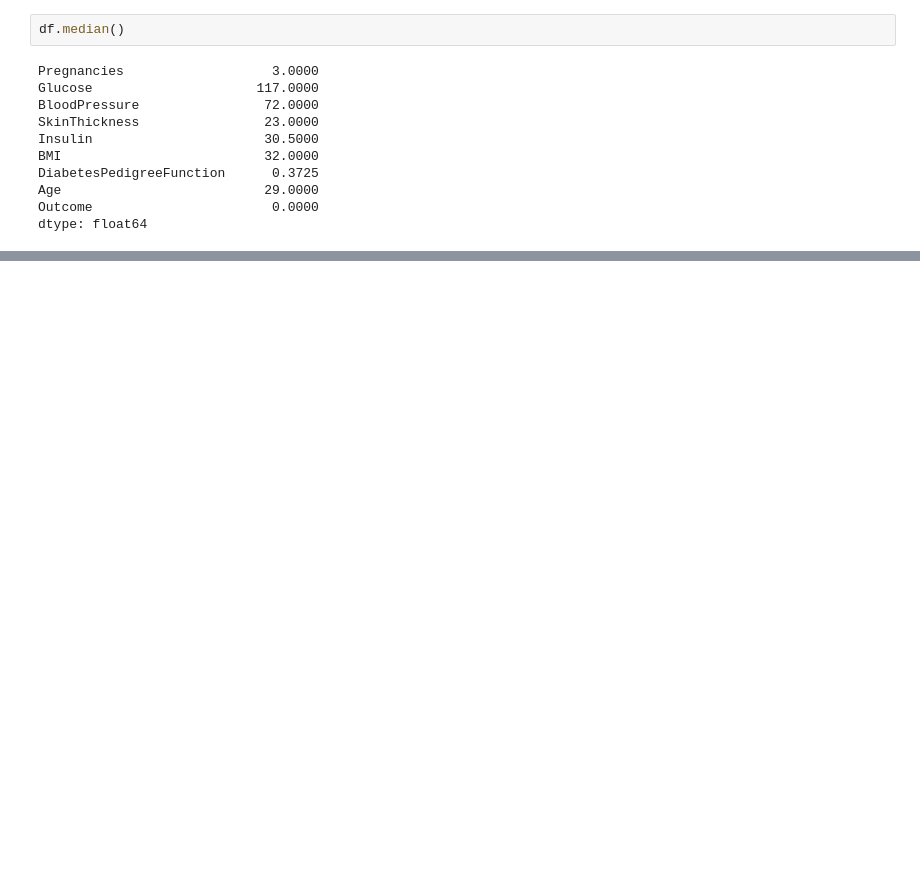
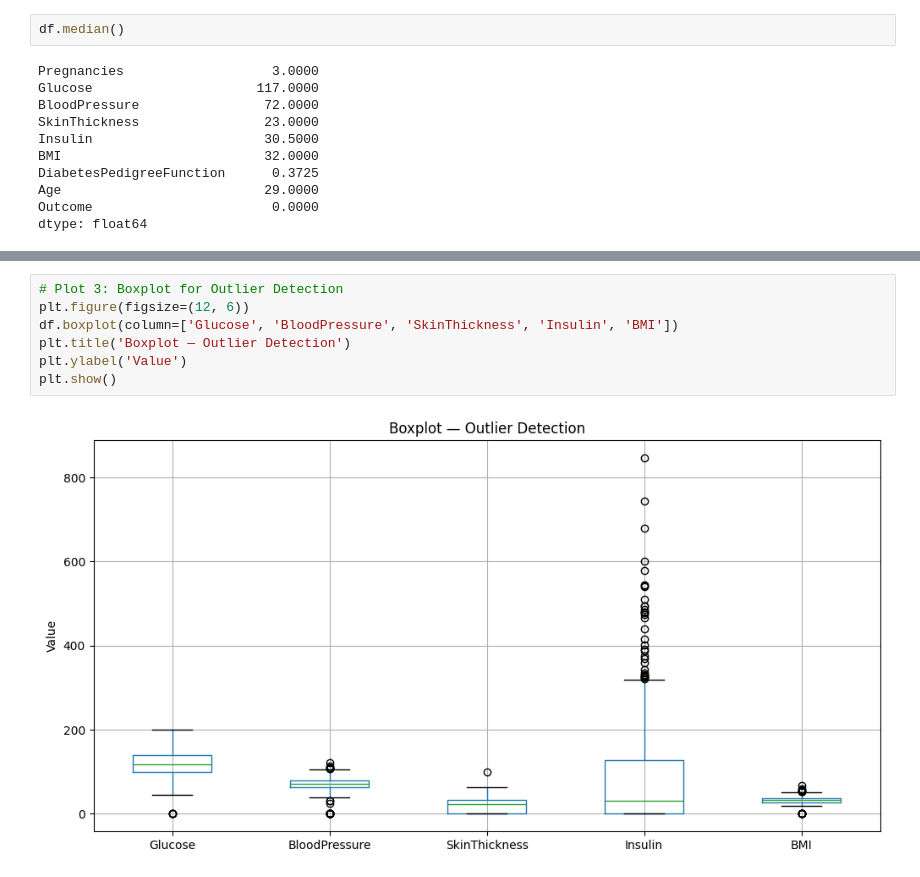
Before and after one commit to retrixe/collegework, a Jupyter notebook: sem6/mll/Assignment1.ipynb, the cells around one changed output, grey strips where cells are left out. Cells and saved outputs as stored; diff of their text form; blank space fills up the shorter version.

```diff
--- a/sem6/mll/Assignment1.ipynb
+++ b/sem6/mll/Assignment1.ipynb
@@ -186,0 +343,9 @@ df.fillna(df.mean())
+# %%
+# Plot 3: Boxplot for Outlier Detection
+plt.figure(figsize=(12, 6))
+df.boxplot(column=['Glucose', 'BloodPressure', 'SkinThickness', 'Insulin', 'BMI'])
+plt.title('Boxplot — Outlier Detection')
+plt.ylabel('Value')
+plt.show()
+# %% [output]
+[figure, added]
```
Also changed, not shown: parts of 24 cells of this notebook, 2 other files.
